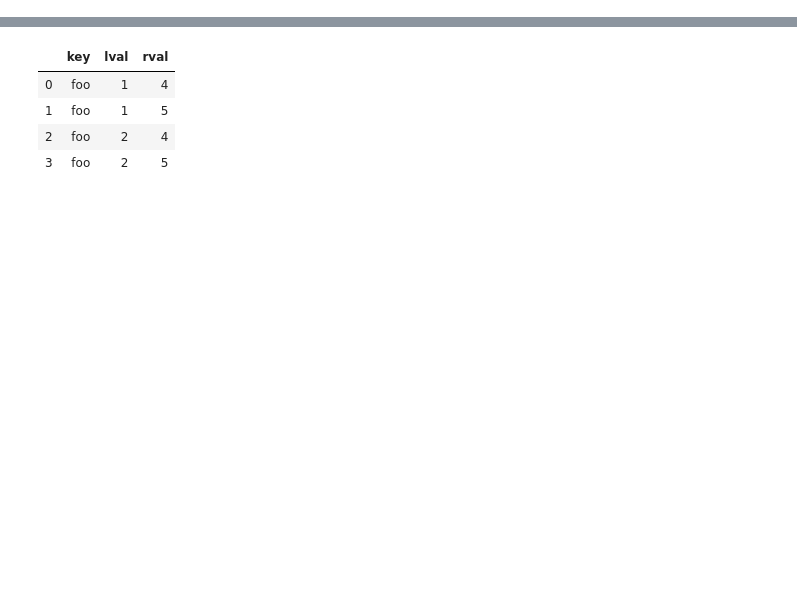
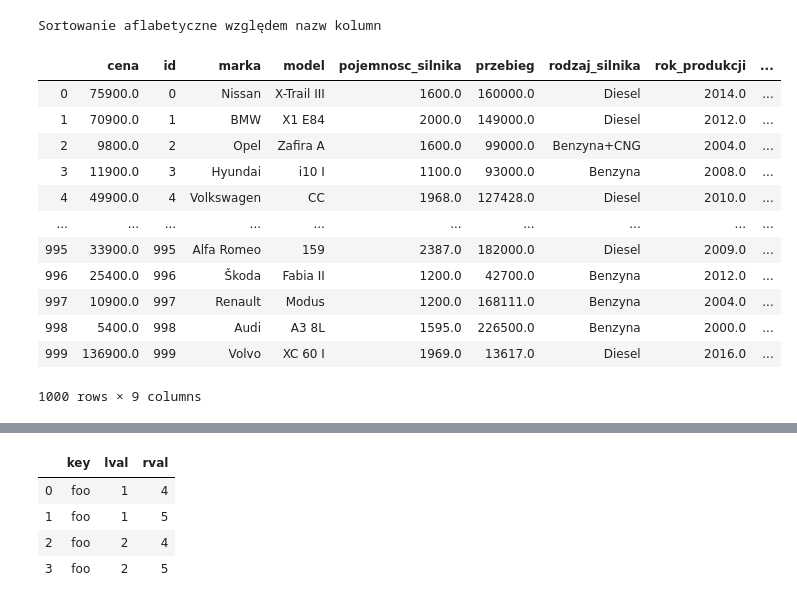
Before and after one commit to Wheezyx/DataScienceClasses, a Jupyter notebook: Lab2.ipynb, the cells around one changed output, grey strips where cells are left out. Drawn from its saved outputs; the diff is of its cells as text; code cells hidden in the pictures; blank space fills up the shorter version.

```diff
--- a/Lab2.ipynb
+++ b/Lab2.ipynb
@@ -290,0 +109,18 @@ df
+# %%
+print("Sortowanie aflabetyczne względem nazw kolumn")
+cars.sort_index(axis=1, ascending=True)
+# %% [output]
+Sortowanie aflabetyczne względem nazw kolumn
+|  | cena | id | marka | model | pojemnosc_silnika | przebieg | rodzaj_silnika | rok_produkcji | ... |
+| 0 | 75900.0 | 0 | Nissan | X-Trail III | 1600.0 | 160000.0 | Diesel | 2014.0 | ... |
+| 1 | 70900.0 | 1 | BMW | X1 E84 | 2000.0 | 149000.0 | Diesel | 2012.0 | ... |
+| 2 | 9800.0 | 2 | Opel | Zafira A | 1600.0 | 99000.0 | Benzyna+CNG | 2004.0 | ... |
+| 3 | 11900.0 | 3 | Hyundai | i10 I | 1100.0 | 93000.0 | Benzyna | 2008.0 | ... |
+| 4 | 49900.0 | 4 | Volkswagen | CC | 1968.0 | 127428.0 | Diesel | 2010.0 | ... |
+| ... | ... | ... | ... | ... | ... | ... | ... | ... | ... |
+| 995 | 33900.0 | 995 | Alfa Romeo | 159 | 2387.0 | 182000.0 | Diesel | 2009.0 | ... |
+| 996 | 25400.0 | 996 | Škoda | Fabia II | 1200.0 | 42700.0 | Benzyna | 2012.0 | ... |
+| 997 | 10900.0 | 997 | Renault | Modus | 1200.0 | 168111.0 | Benzyna | 2004.0 | ... |
+| 998 | 5400.0 | 998 | Audi | A3 8L | 1595.0 | 226500.0 | Benzyna | 2000.0 | ... |
+| 999 | 136900.0 | 999 | Volvo | XC 60 I | 1969.0 | 13617.0 | Diesel | 2016.0 | ... |
+1000 rows × 9 columns
```
Also changed, not shown: parts of 80 cells of this notebook, 1 other file.
